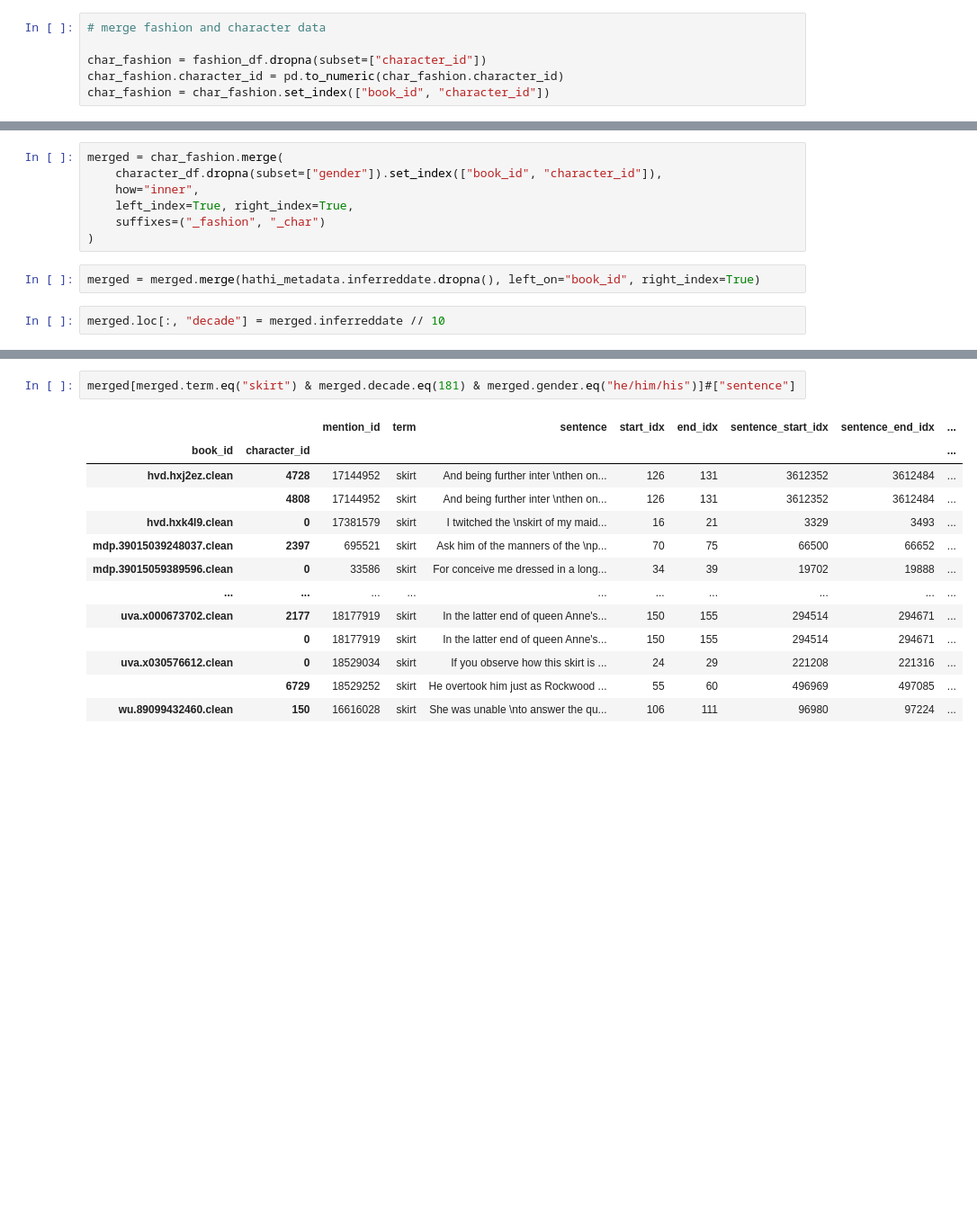
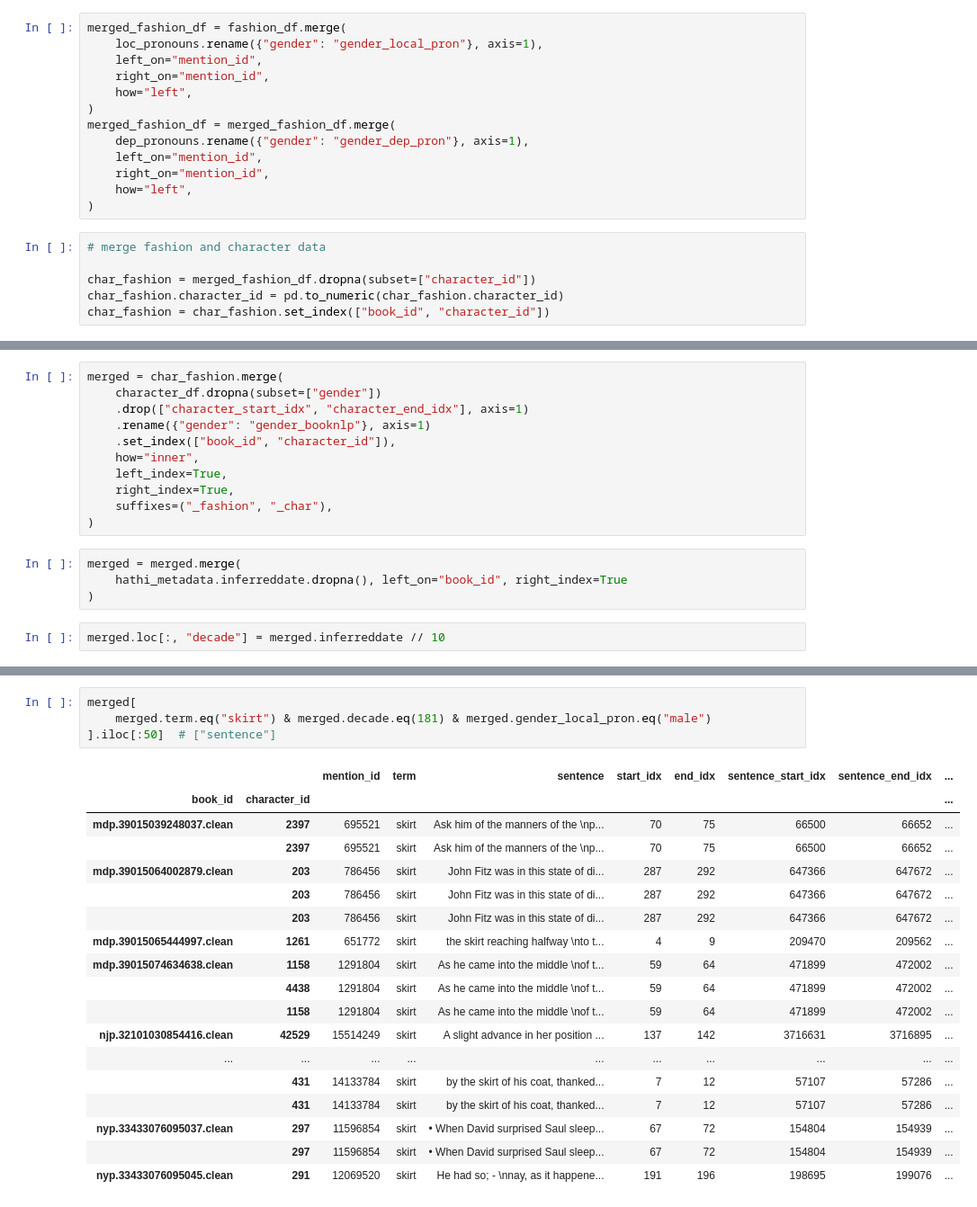
Before and after one commit to rscohen2/historical_fashion_aesthetics, a Jupyter notebook: notebooks/fashion_gender_classifier.ipynb, the cells around one changed output, grey strips where cells are left out. Shown: that part at 90% size. Saved outputs shown, nothing was run; the diff lists cells and outputs as text; blank space fills up the shorter version.

```diff
--- a/notebooks/fashion_gender_classifier.ipynb
+++ b/notebooks/fashion_gender_classifier.ipynb
@@ -17,7 +75,20 @@ hathi_metadata = hathi_metadata.set_index("book_id")
+# %%
+merged_fashion_df = fashion_df.merge(
+    loc_pronouns.rename({"gender": "gender_local_pron"}, axis=1),
+    left_on="mention_id",
+    right_on="mention_id",
+    how="left",
+)
+merged_fashion_df = merged_fashion_df.merge(
+    dep_pronouns.rename({"gender": "gender_dep_pron"}, axis=1),
+    left_on="mention_id",
+    right_on="mention_id",
+    how="left",
+)
 # %%
 # merge fashion and character data
 
-char_fashion = fashion_df.dropna(subset=["character_id"])
+char_fashion = merged_fashion_df.dropna(subset=["character_id"])
 char_fashion.character_id = pd.to_numeric(char_fashion.character_id)
 char_fashion = char_fashion.set_index(["book_id", "character_id"])
 # %% [output]
@@ -28,13 +99,19 @@ See the caveats in the documentation: https://pandas.pydata.org/pandas-docs/stab
   char_fashion.character_id = pd.to_numeric(char_fashion.character_id)
 # %%
 merged = char_fashion.merge(
-    character_df.dropna(subset=["gender"]).set_index(["book_id", "character_id"]),
+    character_df.dropna(subset=["gender"])
+    .drop(["character_start_idx", "character_end_idx"], axis=1)
+    .rename({"gender": "gender_booknlp"}, axis=1)
+    .set_index(["book_id", "character_id"]),
     how="inner",
-    left_index=True, right_index=True,
-    suffixes=("_fashion", "_char")
+    left_index=True,
+    right_index=True,
+    suffixes=("_fashion", "_char"),
 )
 # %%
-merged = merged.merge(hathi_metadata.inferreddate.dropna(), left_on="book_id", right_index=True)
+merged = merged.merge(
+    hathi_metadata.inferreddate.dropna(), left_on="book_id", right_index=True
+)
 # %%
 merged.loc[:, "decade"] = merged.inferreddate // 10
 # %%
@@ -74,16 +136,23 @@ fashion_df.head()
 # %%
-merged[merged.term.eq("skirt") & merged.decade.eq(181) & merged.gender.eq("he/him/his")]#["sentence"]
+merged[
+    merged.term.eq("skirt") & merged.decade.eq(181) & merged.gender_local_pron.eq("male")
+].iloc[:50]  # ["sentence"]
 # %% [output]
 |  |  | mention_id | term | sentence | start_idx | end_idx | sentence_start_idx | sentence_end_idx | ... |
 | book_id | character_id |  |  |  |  |  |  |  | ... |
-| hvd.hxj2ez.clean | 4728 | 17144952 | skirt | And being further inter \nthen on... | 126 | 131 | 3612352 | 3612484 | ... |
-|  | 4808 | 17144952 | skirt | And being further inter \nthen on... | 126 | 131 | 3612352 | 3612484 | ... |
-| hvd.hxk4l9.clean | 0 | 17381579 | skirt | I twitched the \nskirt of my maid... | 16 | 21 | 3329 | 3493 | ... |
 | mdp.39015039248037.clean | 2397 | 695521 | skirt | Ask him of the manners of the \np... | 70 | 75 | 66500 | 66652 | ... |
-| mdp.39015059389596.clean | 0 | 33586 | skirt | For conceive me dressed in a long... | 34 | 39 | 19702 | 19888 | ... |
+|  | 2397 | 695521 | skirt | Ask him of the manners of the \np... | 70 | 75 | 66500 | 66652 | ... |
+| mdp.39015064002879.clean | 203 | 786456 | skirt | John Fitz was in this state of di... | 287 | 292 | 647366 | 647672 | ... |
+|  | 203 | 786456 | skirt | John Fitz was in this state of di... | 287 | 292 | 647366 | 647672 | ... |
+|  | 203 | 786456 | skirt | John Fitz was in this state of di... | 287 | 292 | 647366 | 647672 | ... |
+| mdp.39015065444997.clean | 1261 | 651772 | skirt | the skirt reaching halfway \nto t... | 4 | 9 | 209470 | 209562 | ... |
+| mdp.39015074634638.clean | 1158 | 1291804 | skirt | As he came into the middle \nof t... | 59 | 64 | 471899 | 472002 | ... |
+|  | 4438 | 1291804 | skirt | As he came into the middle \nof t... | 59 | 64 | 471899 | 472002 | ... |
+|  | 1158 | 1291804 | skirt | As he came into the middle \nof t... | 59 | 64 | 471899 | 472002 | ... |
+| njp.32101030854416.clean | 42529 | 15514249 | skirt | A slight advance in her position ... | 137 | 142 | 3716631 | 3716895 | ... |
 | ... | ... | ... | ... | ... | ... | ... | ... | ... | ... |
-| uva.x000673702.clean | 2177 | 18177919 | skirt | In the latter end of queen Anne's... | 150 | 155 | 294514 | 294671 | ... |
-|  | 0 | 18177919 | skirt | In the latter end of queen Anne's... | 150 | 155 | 294514 | 294671 | ... |
-| uva.x030576612.clean | 0 | 18529034 | skirt | If you observe how this skirt is ... | 24 | 29 | 221208 | 221316 | ... |
-|  | 6729 | 18529252 | skirt | He overtook him just as Rockwood ... | 55 | 60 | 496969 | 497085 | ... |
-| wu.89099432460.clean | 150 | 16616028 | skirt | She was unable \nto answer the qu... | 106 | 111 | 96980 | 97224 | ... |
+|  | 431 | 14133784 | skirt | by the skirt of his coat, thanked... | 7 | 12 | 57107 | 57286 | ... |
+|  | 431 | 14133784 | skirt | by the skirt of his coat, thanked... | 7 | 12 | 57107 | 57286 | ... |
+| nyp.33433076095037.clean | 297 | 11596854 | skirt | • When David surprised Saul sleep... | 67 | 72 | 154804 | 154939 | ... |
+|  | 297 | 11596854 | skirt | • When David surprised Saul sleep... | 67 | 72 | 154804 | 154939 | ... |
+| nyp.33433076095045.clean | 291 | 12069520 | skirt | He had so; - \nnay, as it happene... | 191 | 196 | 198695 | 199076 | ... |
```
Also changed, not shown: parts of 34 cells of this notebook, 1 other file.
